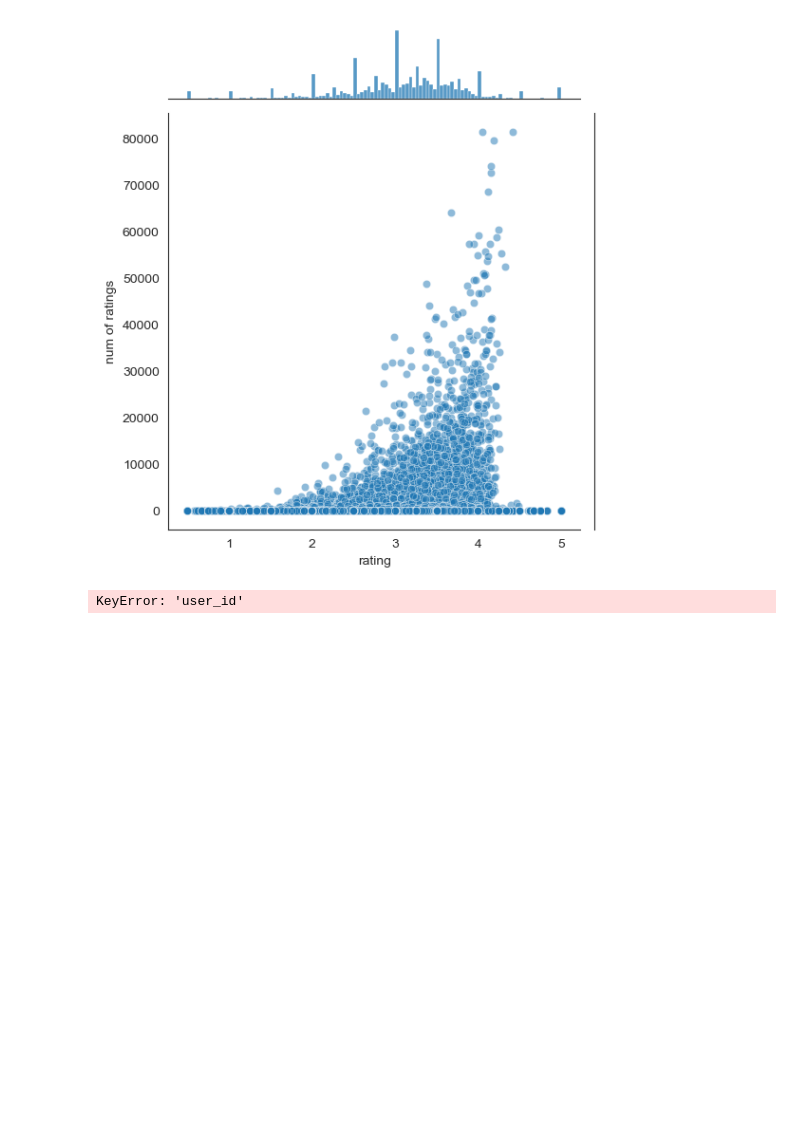
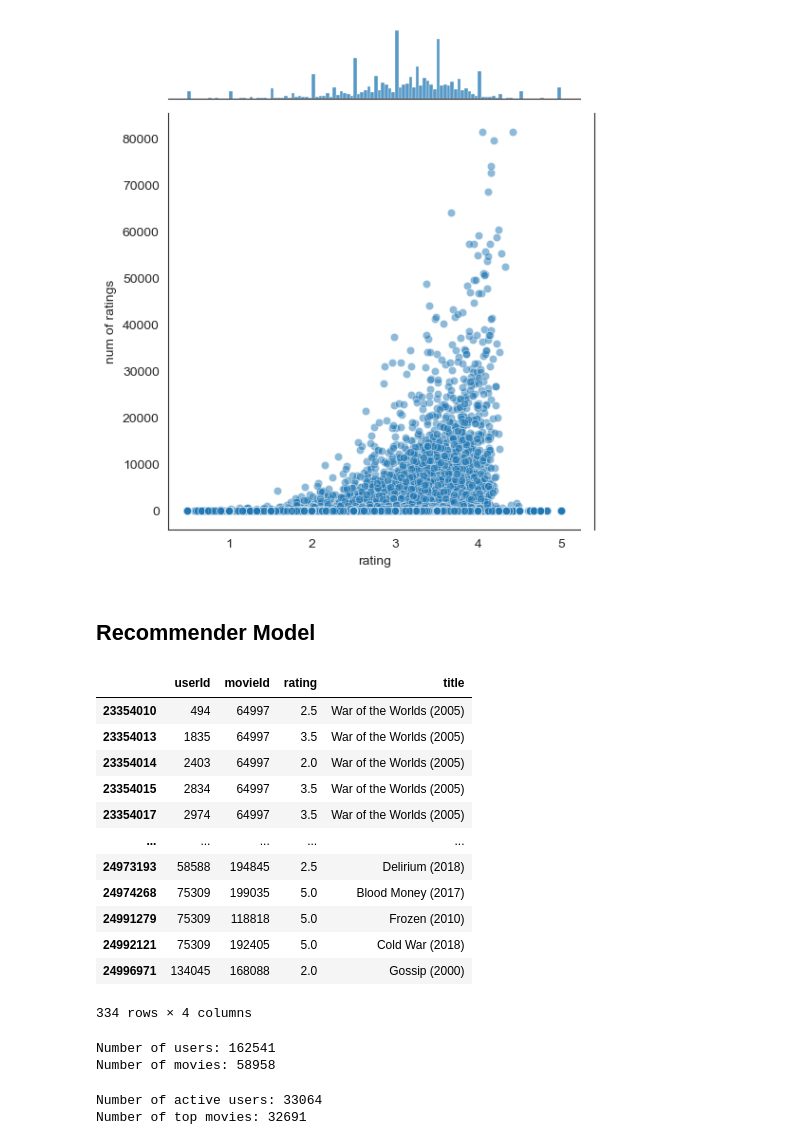
Before and after one commit to arunnats/Flix, a Jupyter notebook: recommender/analysis.ipynb, the cells around one changed output. Drawn from its saved outputs; the diff is of its cells as text; code cells hidden in the pictures; blank space fills up the shorter version.

Commit message:
Built the recommednation model with the movie lens dataset wth a significantly chopped dataset

```diff
--- a/recommender/analysis.ipynb
+++ b/recommender/analysis.ipynb
@@ -107,8 +107,31 @@ sns.jointplot(x='rating',y='num of ratings',data=ratings,alpha=0.5)
 # %% [output]
 <seaborn.axisgrid.JointGrid at 0x...>
 [figure]
-# %%
-moviemat = df.pivot_table(index='user_id',columns='title',values='rating')
-moviemat.head()
-# %% [output]
-KeyError: 'user_id'
+# %% [markdown]
+## Recommender Model
+# %%
+# Check for duplicates
+duplicates = df.duplicated(subset=['userId', 'title', 'rating'])
+df[duplicates]
+# %% [output]
+|  | userId | movieId | rating | title |
+| 23354010 | 494 | 64997 | 2.5 | War of the Worlds (2005) |
+| 23354013 | 1835 | 64997 | 3.5 | War of the Worlds (2005) |
+| 23354014 | 2403 | 64997 | 2.0 | War of the Worlds (2005) |
+| 23354015 | 2834 | 64997 | 3.5 | War of the Worlds (2005) |
+| 23354017 | 2974 | 64997 | 3.5 | War of the Worlds (2005) |
+| ... | ... | ... | ... | ... |
+| 24973193 | 58588 | 194845 | 2.5 | Delirium (2018) |
+| 24974268 | 75309 | 199035 | 5.0 | Blood Money (2017) |
+| 24991279 | 75309 | 118818 | 5.0 | Frozen (2010) |
+| 24992121 | 75309 | 192405 | 5.0 | Cold War (2018) |
+| 24996971 | 134045 | 168088 | 2.0 | Gossip (2000) |
+334 rows × 4 columns
+# %%
+num_users = df['userId'].nunique()
+num_movies = df['title'].nunique()
+print(f"Number of users: {num_users}")
+print(f"Number of movies: {num_movies}")
+# %% [output]
+Number of users: 162541
+Number of movies: 58958
@@ -114,0 +148,6 @@ KeyError: 'user_id'
+# %%
+print(f"Number of active users: {len(active_users)}")
+print(f"Number of top movies: {len(top_movies)}")
+# %% [output]
+Number of active users: 33064
+Number of top movies: 32691
```
Also changed, not shown: parts of 14 cells of this notebook, 1 other file.
